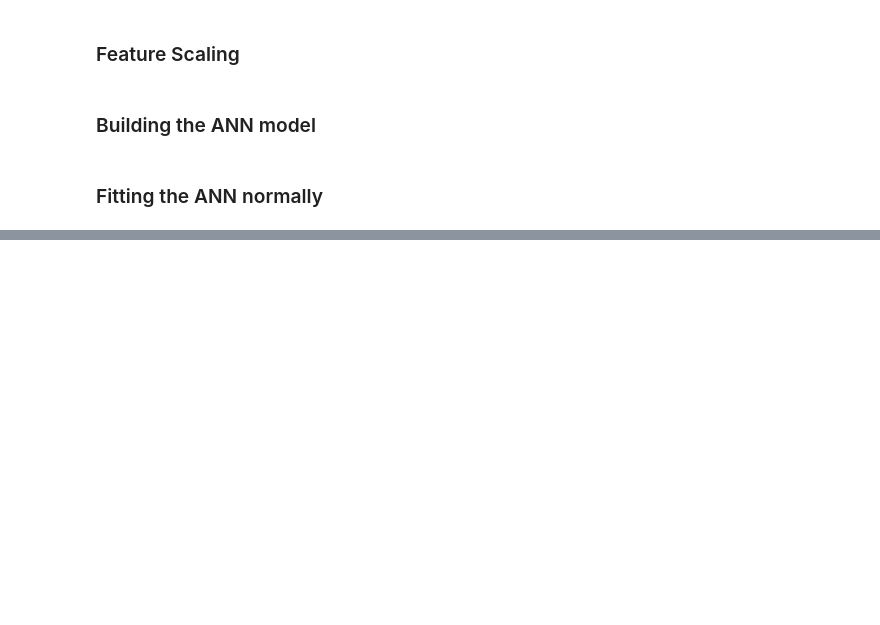
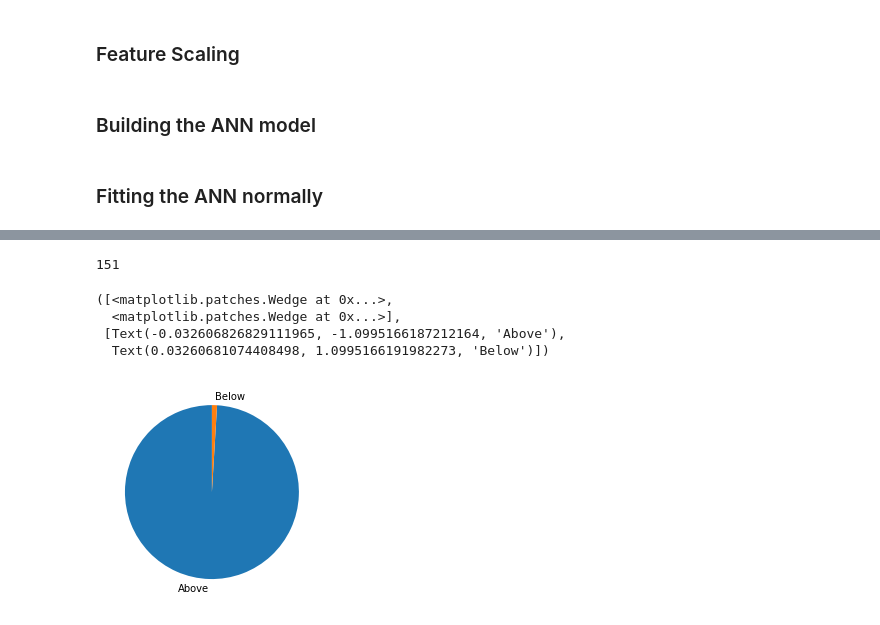
Before and after one commit to DeepBhat/ConocoPhillipsDatathon, a Jupyter notebook: ConocoPhilips.ipynb, the cells around one changed output, grey strips where cells are left out. Saved outputs shown, nothing was run; the diff lists cells and outputs as text; code cells hidden in the pictures; blank space fills up the shorter version.

```diff
--- a/ConocoPhilips.ipynb
+++ b/ConocoPhilips.ipynb
@@ -70,0 +172,13 @@ new_pred = classifier.predict(sc.transform([[new_data]]))
+# %%
+nb_ones = np.count_nonzero(new_predictions)
+nb_zeros = new_predictions.shape[0] - nb_ones
+count = [nb_zeros, nb_ones]
+labels = ["Above", "Below"]
+plt.pie(count, labels = labels, startangle = 90)
+# %% [output]
+151
+([<matplotlib.patches.Wedge at 0x...>,
+  <matplotlib.patches.Wedge at 0x...>],
+ [Text(-0.032606826829111965, -1.0995166187212164, 'Above'),
+  Text(0.03260681074408498, 1.0995166191982273, 'Below')])
+[figure, added]
```
Also changed, not shown: parts of 33 cells of this notebook.
